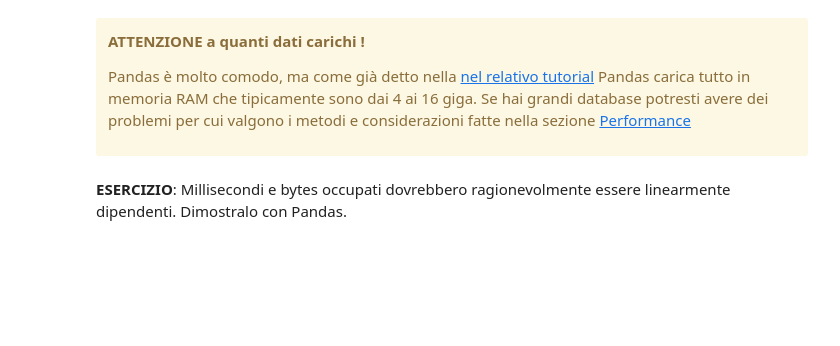
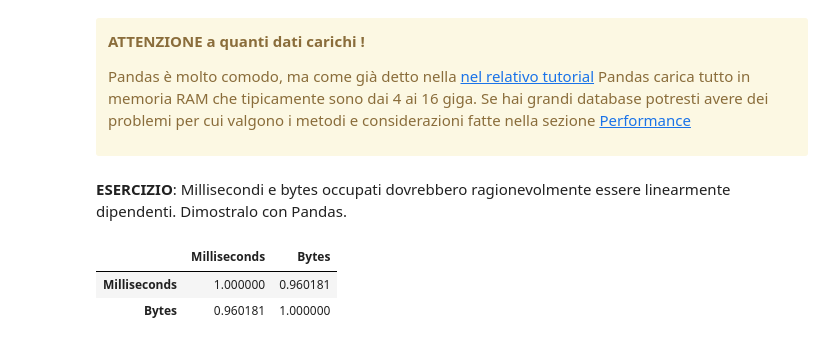
Before and after one commit to DavidLeoni/softpython-it, a Jupyter notebook: database/database-sol.ipynb, the cells around one changed output. Saved outputs shown, nothing was run; the diff lists cells and outputs as text; code cells hidden in the pictures; blank space fills up the shorter version.

```diff
--- a/database/database-sol.ipynb
+++ b/database/database-sol.ipynb
@@ -763,0 +803,12 @@ Pandas è molto comodo, ma come già detto nella [nel relativo tutorial](http://
+# %%
+#jupman-purge-output
+# scrivi qui
+
+df = pandas.read_sql_query("SELECT Name, Composer, Milliseconds, Bytes from Track", conn)
+df.corr()
+
+# l'indice di correlazione lineare tra milliseconds e bytes è prossimo al massimo 1.0
+# %% [output]
+|  | Milliseconds | Bytes |
+| Milliseconds | 1.000000 | 0.960181 |
+| Bytes | 0.960181 | 1.000000 |
```
Also changed, not shown: parts of 11 cells of this notebook.
